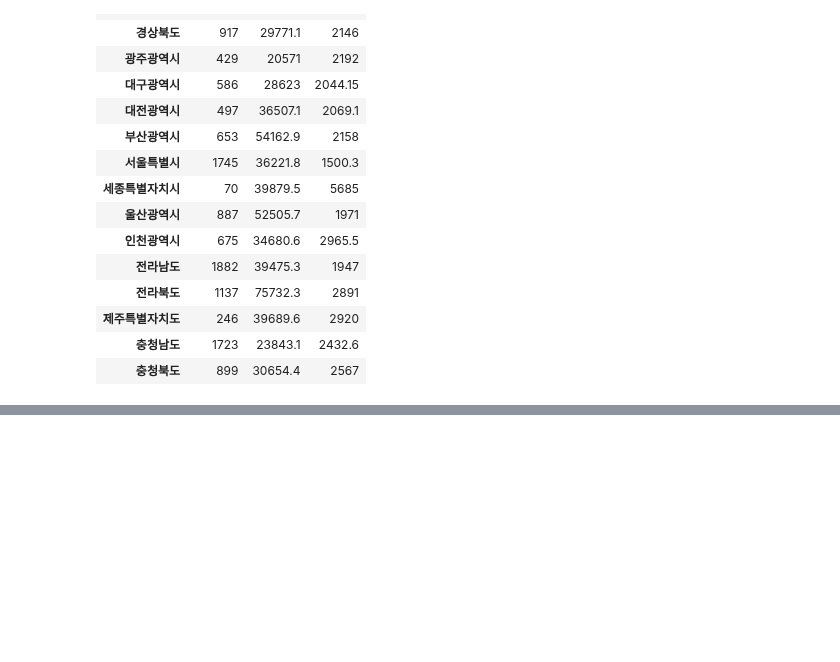
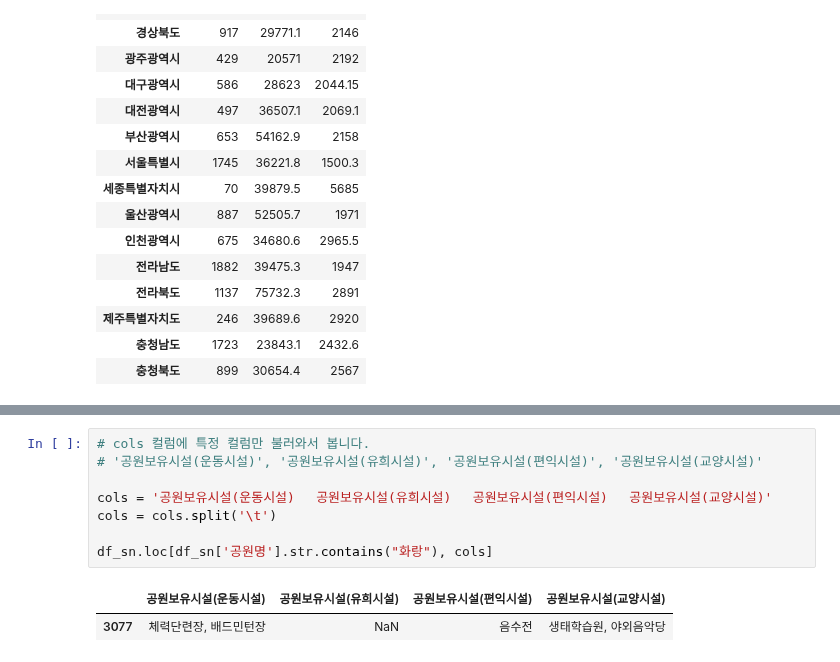
Before and after one commit to neverlish/Learned, a Jupyter notebook: data/inflearn-public-data-python/05-park.ipynb, the cells around one changed output, grey strips where cells are left out. Cells and saved outputs as stored; diff of their text form; blank space fills up the shorter version.

```diff
--- a/data/inflearn-public-data-python/05-park.ipynb
+++ b/data/inflearn-public-data-python/05-park.ipynb
@@ -1282,0 +1314,11 @@ park_size.style.background_gradient()
+# %%
+# cols 컬럼에 특정 컬럼만 불러와서 봅니다.
+# '공원보유시설(운동시설)', '공원보유시설(유희시설)', '공원보유시설(편익시설)', '공원보유시설(교양시설)'
+
+cols = '공원보유시설(운동시설)	공원보유시설(유희시설)	공원보유시설(편익시설)	공원보유시설(교양시설)'
+cols = cols.split('\t')
+
+df_sn.loc[df_sn['공원명'].str.contains("화랑"), cols]
+# %% [output]
+|  | 공원보유시설(운동시설) | 공원보유시설(유희시설) | 공원보유시설(편익시설) | 공원보유시설(교양시설) |
+| 3077 | 체력단련장, 배드민턴장 | NaN | 음수전 | 생태학습원, 야외음악당 |
```
Also changed, not shown: parts of 7 cells of this notebook.
